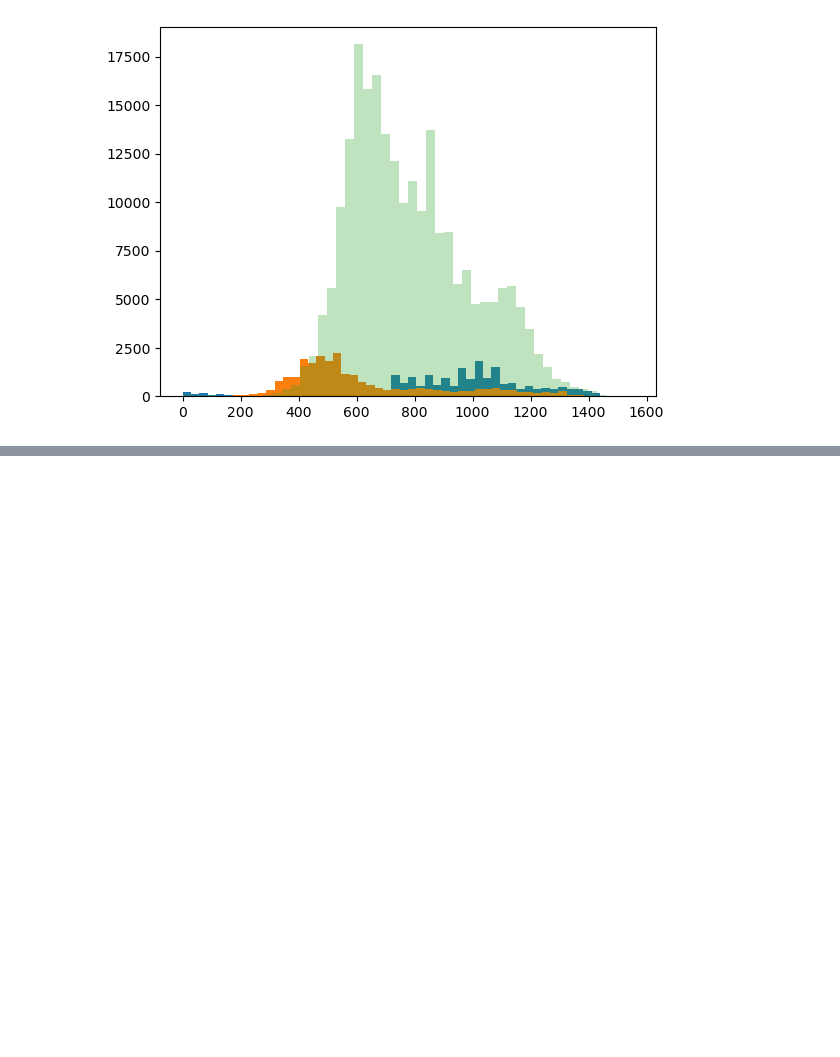
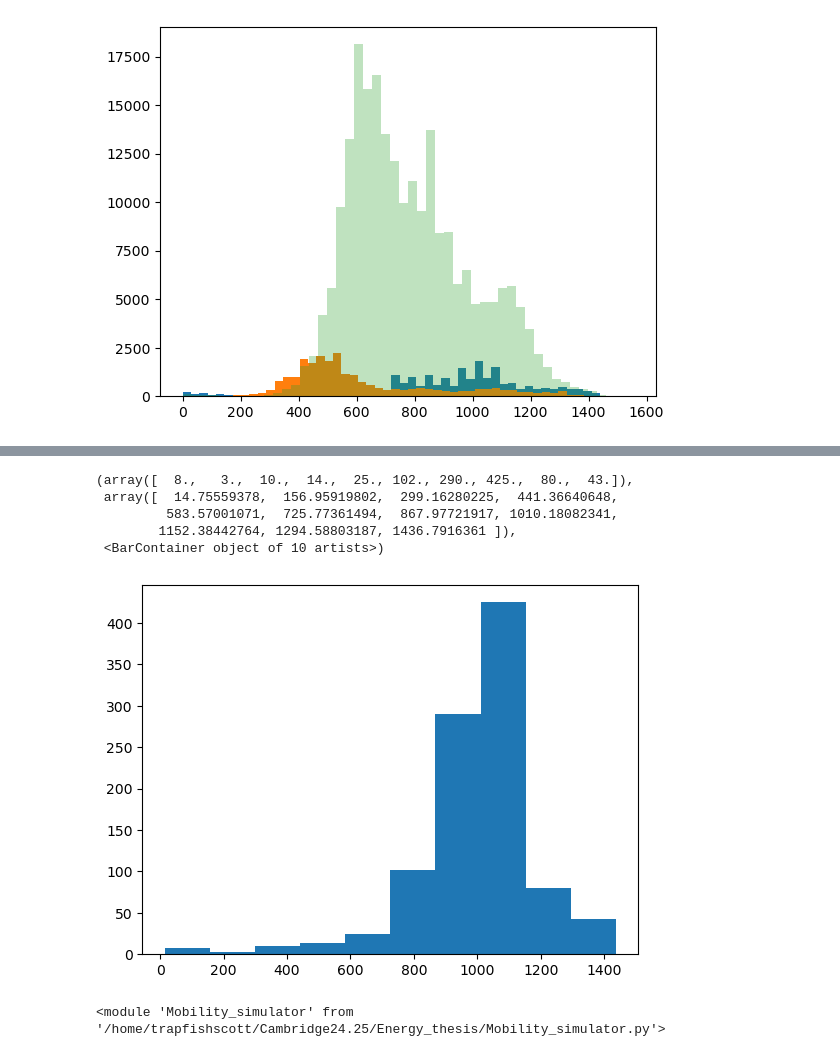
Before and after one commit to andriysinclair/SimulatingEVDemand, a Jupyter notebook: EDA_NTS.ipynb, the cells around one changed output, grey strips where cells are left out. Cells and saved outputs as stored; diff of their text form; code cells hidden in the pictures; blank space fills up the shorter version.

Commit message:
Rough work on copula function. Long loops as copula struggles to generate new trip times given constraints...

```diff
--- a/EDA_NTS.ipynb
+++ b/EDA_NTS.ipynb
@@ -265,0 +282,28 @@ plt.hist(z["TripEnd"], bins=50, alpha=0.3)
+# %%
+## Designing a copula
+
+test_df = car_df[car_df["TravelYear"]==2014]
+test_df = test_df[test_df["TravelWeekDay_B03ID"]==1]
+
+copulas = {}
+
+for combo in test_df["TripType"].unique():
+    dist = GaussianMultivariate()
+    to_copula = test_df[test_df["TripType"] == combo][["TripStart", "TripEnd", "TripDisExSW"]]
+    # Dropping nans
+    to_copula = to_copula.dropna(axis=0)
+    print(to_copula.head())
+    print(f"len of df before sampling: {len(to_copula)}")
+
+    if len(to_copula) > 10000:
+        to_copula = to_copula.sample(n=10000)
+
+    print(f"len of df after sampling: {len(to_copula)}")
+
+
+
+    dist.fit(to_copula)
+    copulas[f"copula_for_{combo}"] = dist
+    print(f"combo: {combo} is complete!")
+
+    print("")
@@ -265,0 +382,2 @@ plt.hist(z["TripEnd"], bins=50, alpha=0.3)
+# %%
+r = copulas["copula_for_(1, 3)"].sample(1000)
@@ -265,0 +394,9 @@ plt.hist(z["TripEnd"], bins=50, alpha=0.3)
+# %%
+plt.hist(r["TripStart"])
+# %% [output]
+(array([  8.,   3.,  10.,  14.,  25., 102., 290., 425.,  80.,  43.]),
+ array([  14.75559378,  156.95919802,  299.16280225,  441.36640648,
+         583.57001071,  725.77361494,  867.97721917, 1010.18082341,
+        1152.38442764, 1294.58803187, 1436.7916361 ]),
+ <BarContainer object of 10 artists>)
+[figure, added]
@@ -265,0 +448,9 @@ plt.hist(z["TripEnd"], bins=50, alpha=0.3)
+# %%
+
+
+import importlib
+import Mobility_simulator  # Import the script once
+
+importlib.reload(Mobility_simulator)  # Reload the script after changes
+# %% [output]
+<module 'Mobility_simulator' from '/home/trapfishscott/Cambridge24.25/Energy_thesis/Mobility_simulator.py'>
```
Also changed, not shown: parts of 9 cells of this notebook, 2 other files.
